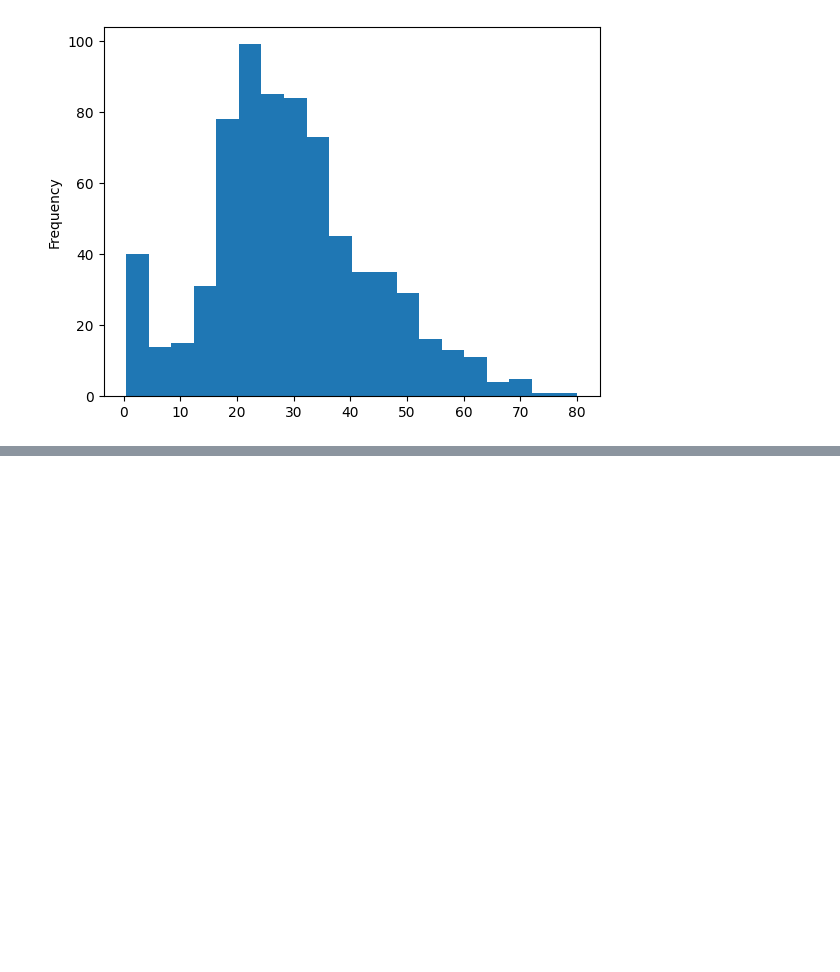
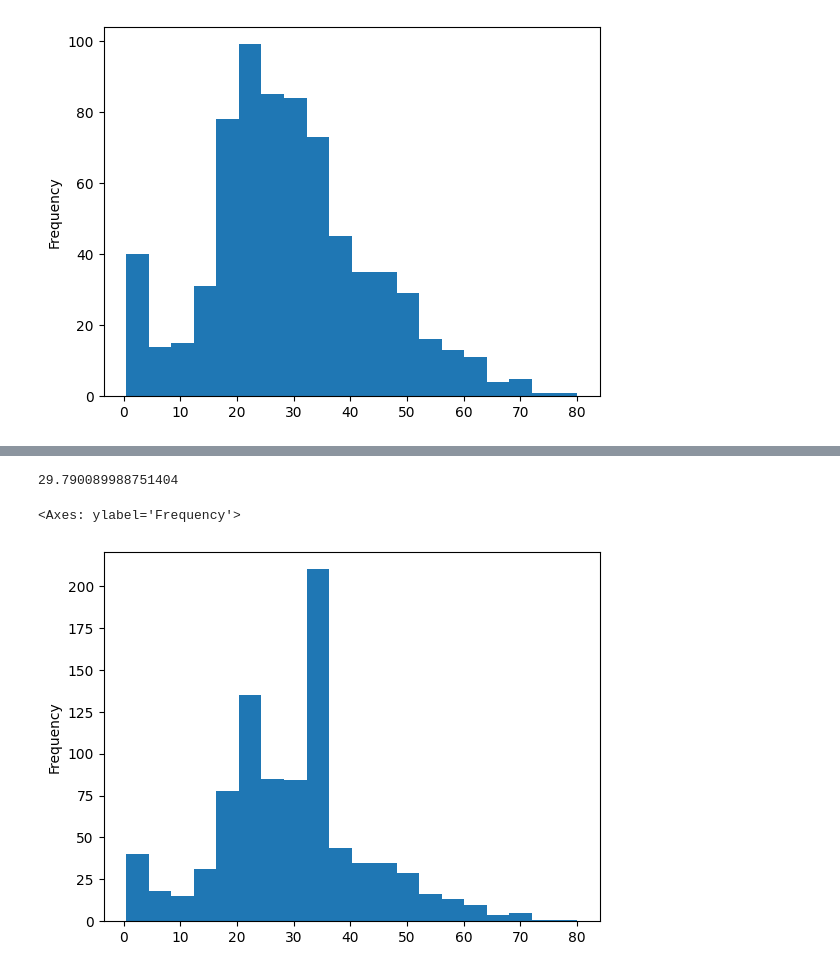
Before and after one commit to GaneshPokharel-tech/datascience, a Jupyter notebook: pandas/Data_Manupulation.ipynb, the cells around one changed output, grey strips where cells are left out. Saved outputs shown, nothing was run; the diff lists cells and outputs as text; code cells hidden in the pictures; blank space fills up the shorter version.

```diff
--- a/pandas/Data_Manupulation.ipynb
+++ b/pandas/Data_Manupulation.ipynb
@@ -172,0 +265,10 @@ titanic_df.Age.plot(kind = "hist", bins = 20)
+# %%
+df_filter_1.Titles.replace(
+    to_replace=["dr", "rev", "col", "don", "sir","major", "capt"] , value="mr", inplace=True
+)
+
+df_filter_1.Titles.replace(
+    to_replace={"mlle":"miss", "mme": "mrs", "ms":"miss", "jonkheer": "master", "lady":"mrs","the countess":"miss"}, inplace=True
+)
+
+mean_ages = df_filter_1.groupby(by = "Titles")["Age"].transform("mean")
@@ -172,0 +290,11 @@ titanic_df.Age.plot(kind = "hist", bins = 20)
+# %%
+df_filter_5 = df_filter_1.copy()
+
+df_filter_5.fillna(value= {"Age": round(mean_ages,2)}, inplace = True)
+
+print(df_filter_5.Age.mean())
+df_filter_5.Age.plot(kind = "hist", bins = 20)
+# %% [output]
+29.790089988751404
+<Axes: ylabel='Frequency'>
+[figure, added]
```
Also changed, not shown: parts of 33 cells of this notebook.
